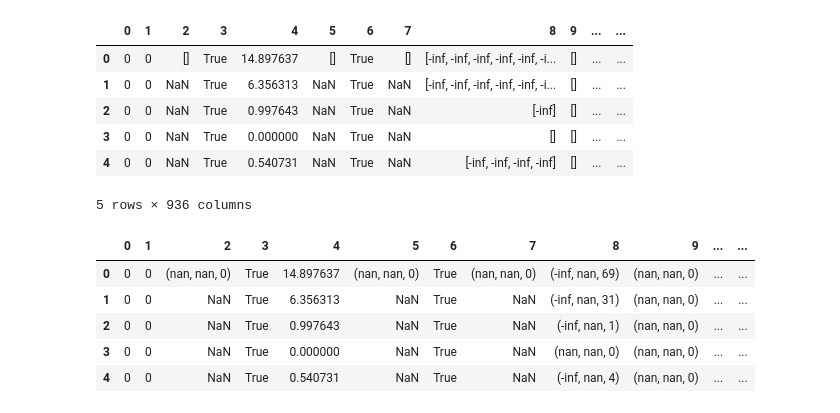
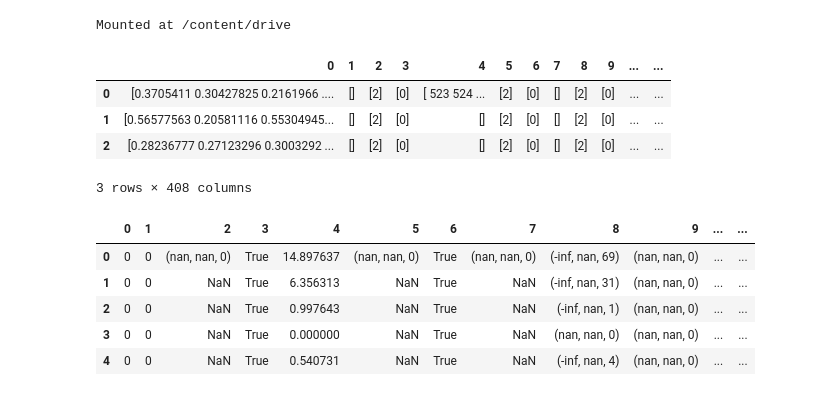
Before and after one commit to HEMEX-Team/pid, a Jupyter notebook: yaraJun7th_Interview_sample.ipynb, the cells around one changed output. Saved outputs shown, nothing was run; the diff lists cells and outputs as text; code cells hidden in the pictures.

Commit message:
data: `df` headless, 0,1, .... 408 col

```diff
--- a/yaraJun7th_Interview_sample.ipynb
+++ b/yaraJun7th_Interview_sample.ipynb
@@ -1,29 +1,28 @@
 # %% [markdown]
 <a href="https://colab.research.google.com/github/HEMEX-Team/pid/blob/main/yaraJun7th_Interview_sample.ipynb" target="_parent"><img src="https://colab.research.google.com/assets/colab-badge.svg" alt="Open In Colab"/></a>
+# %%
+from google.colab import drive
+drive.mount('/content/drive')
+# %% [output]
+Mounted at /content/drive
 # %%
 import numpy as np
 import pandas as pd
 from sklearn.preprocessing import StandardScaler
 from sklearn.cluster import DBSCAN, KMeans
 from sklearn.metrics import silhouette_score, calinski_harabasz_score, davies_bouldin_score
 from sklearn.manifold import TSNE
 import umap.umap_ as umap
 import matplotlib.pyplot as plt
 
-url = 'https://drive.google.com/uc?export=download&id=1I4q9aCiNVqDk2dVNgHv_gVbTRJLbjkM6'
+url = '/content/df_kinematic_branch_data_ayae27th.csv'
 
-df = pd.read_csv(url, usecols=range(1, 937))
-
-# inlineFn stringidief_arr -> npArr
-df = df.applymap(
-    lambda x: np.fromstring(x.strip("[]"), sep=' ') if isinstance(x, str) else x
-)
-df.head()
+# df = pd.read_excel(url, usecols=range(1, 937))
+df = pd.read_csv(url, delimiter='\t')
+df.head(3)
 # %% [output]
 |  | 0 | 1 | 2 | 3 | 4 | 5 | 6 | 7 | 8 | 9 | ... | ... |
-| 0 | 0 | 0 | [] | True | 14.897637 | [] | True | [] | [-inf, -inf, -inf, -inf, -inf, -i... | [] | ... | ... |
-| 1 | 0 | 0 | NaN | True | 6.356313 | NaN | True | NaN | [-inf, -inf, -inf, -inf, -inf, -i... | [] | ... | ... |
-| 2 | 0 | 0 | NaN | True | 0.997643 | NaN | True | NaN | [-inf] | [] | ... | ... |
-| 3 | 0 | 0 | NaN | True | 0.000000 | NaN | True | NaN | [] | [] | ... | ... |
-| 4 | 0 | 0 | NaN | True | 0.540731 | NaN | True | NaN | [-inf, -inf, -inf, -inf] | [] | ... | ... |
+| 0 | [0.3705411 0.30427825 0.2161966 .... | [] | [2] | [0] | [ 523 524 ... | [2] | [0] | [] | [2] | [0] | ... | ... |
+| 1 | [0.56577563 0.20581116 0.55304945... | [] | [2] | [0] | [] | [2] | [0] | [] | [2] | [0] | ... | ... |
+| 2 | [0.28236777 0.27123296 0.3003292 ... | [] | [2] | [0] | [] | [2] | [0] | [] | [2] | [0] | ... | ... |
-5 rows × 936 columns
+3 rows × 408 columns
```
Also changed, not shown: parts of 1 cell of this notebook.
